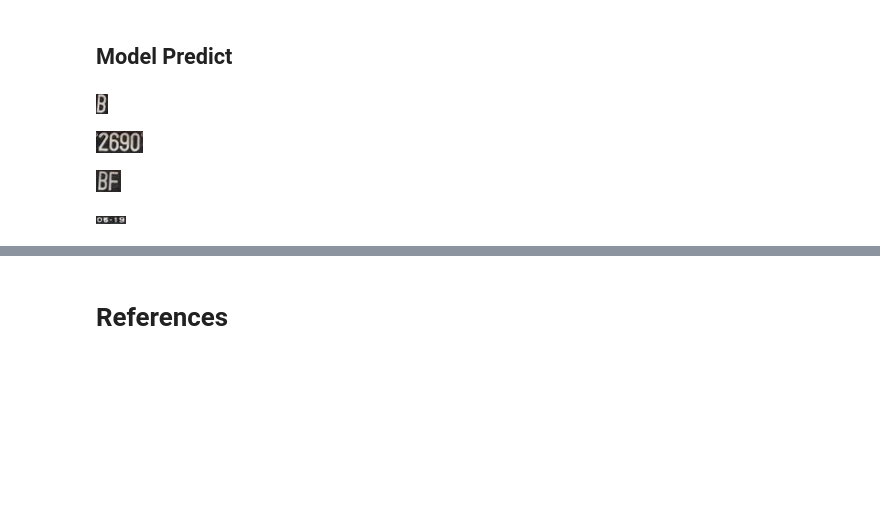
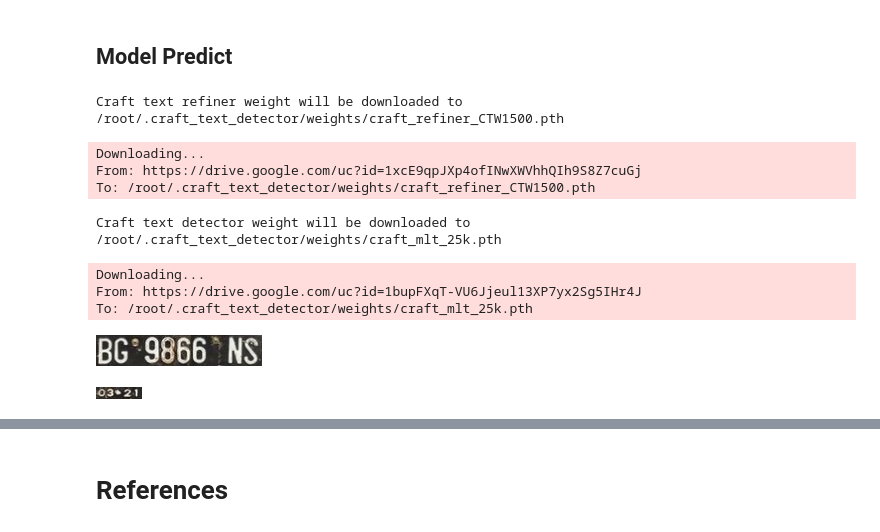
Before and after one commit to billyjuliux/LicensePlateRecognition, a Jupyter notebook: src/License_Plate_Recognition_CNN_Experiment.ipynb, the cells around one changed output, grey strips where cells are left out. Saved outputs shown, nothing was run; the diff lists cells and outputs as text; code cells hidden in the pictures; blank space fills up the shorter version.

```diff
--- a/src/License_Plate_Recognition_CNN_Experiment.ipynb
+++ b/src/License_Plate_Recognition_CNN_Experiment.ipynb
@@ -282,14 +300,20 @@ def predict_plate(char_imgs):
 
   return plate_number
 # %%
-img_path = 'gdrive/MyDrive/Pengcit/license/data/car_1.jpg'
+img_path = 'gdrive/MyDrive/Pengcit/license/data/car_2.jpg'
 result_paths = roi_extract(img_path)
 for path in result_paths:
   img = cv2.imread(path)
   cv2_imshow(img)
 # %% [output]
+Craft text refiner weight will be downloaded to /root/.craft_text_detector/weights/craft_refiner_CTW1500.pth
+Downloading...
+From: https://drive.google.com/uc?id=1xcE9qpJXp4ofINwXWVhhQIh9S8Z7cuGj
+To: /root/.craft_text_detector/weights/craft_refiner_CTW1500.pth
+Craft text detector weight will be downloaded to /root/.craft_text_detector/weights/craft_mlt_25k.pth
+Downloading...
+From: https://drive.google.com/uc?id=1bupFXqT-VU6Jjeul13XP7yx2Sg5IHr4J
+To: /root/.craft_text_detector/weights/craft_mlt_25k.pth
-[figure, old version]
+[figure, new version]
-[figure, old version]
+[figure, new version]
-[figure, removed]
-[figure, removed]
 # %%
```
Also changed, not shown: parts of 2 cells of this notebook.
